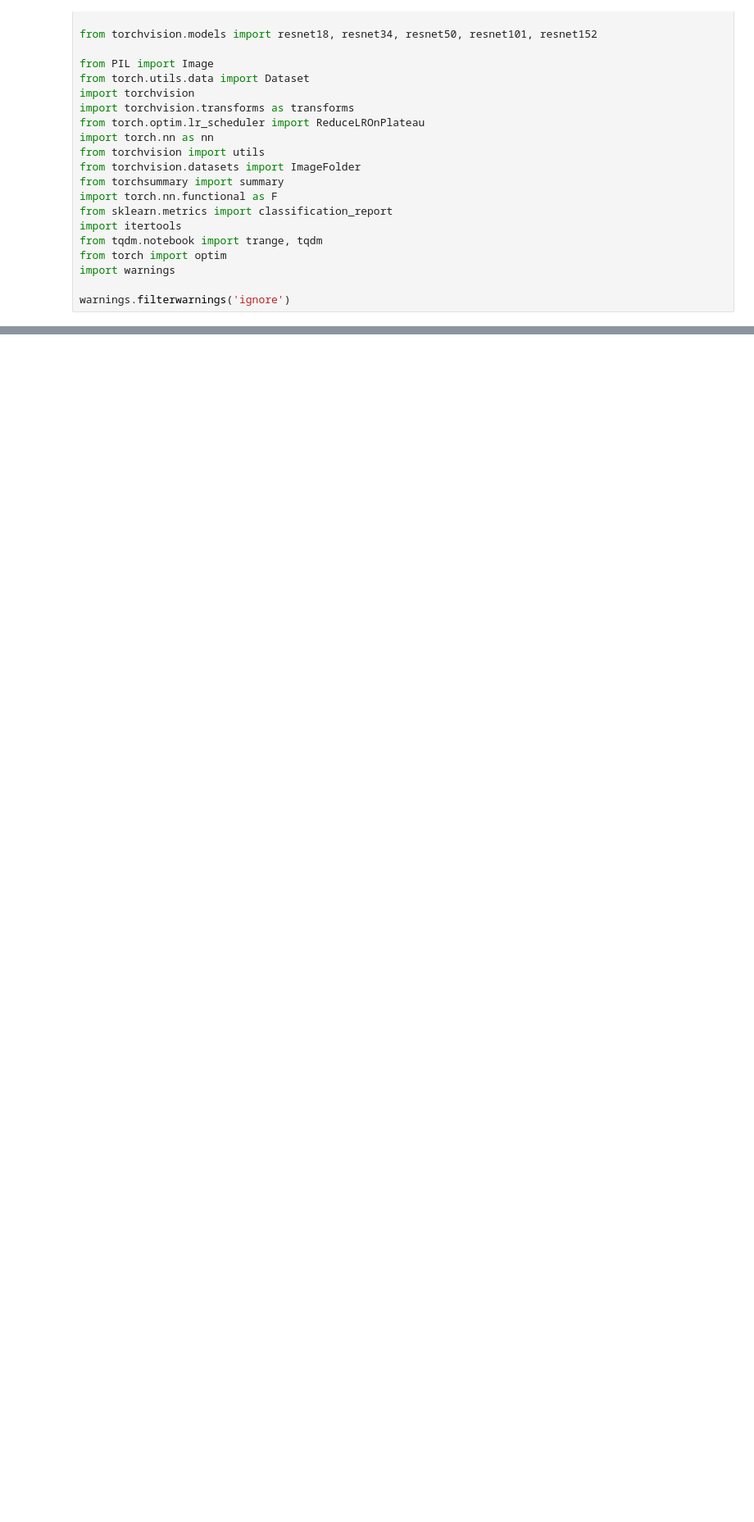
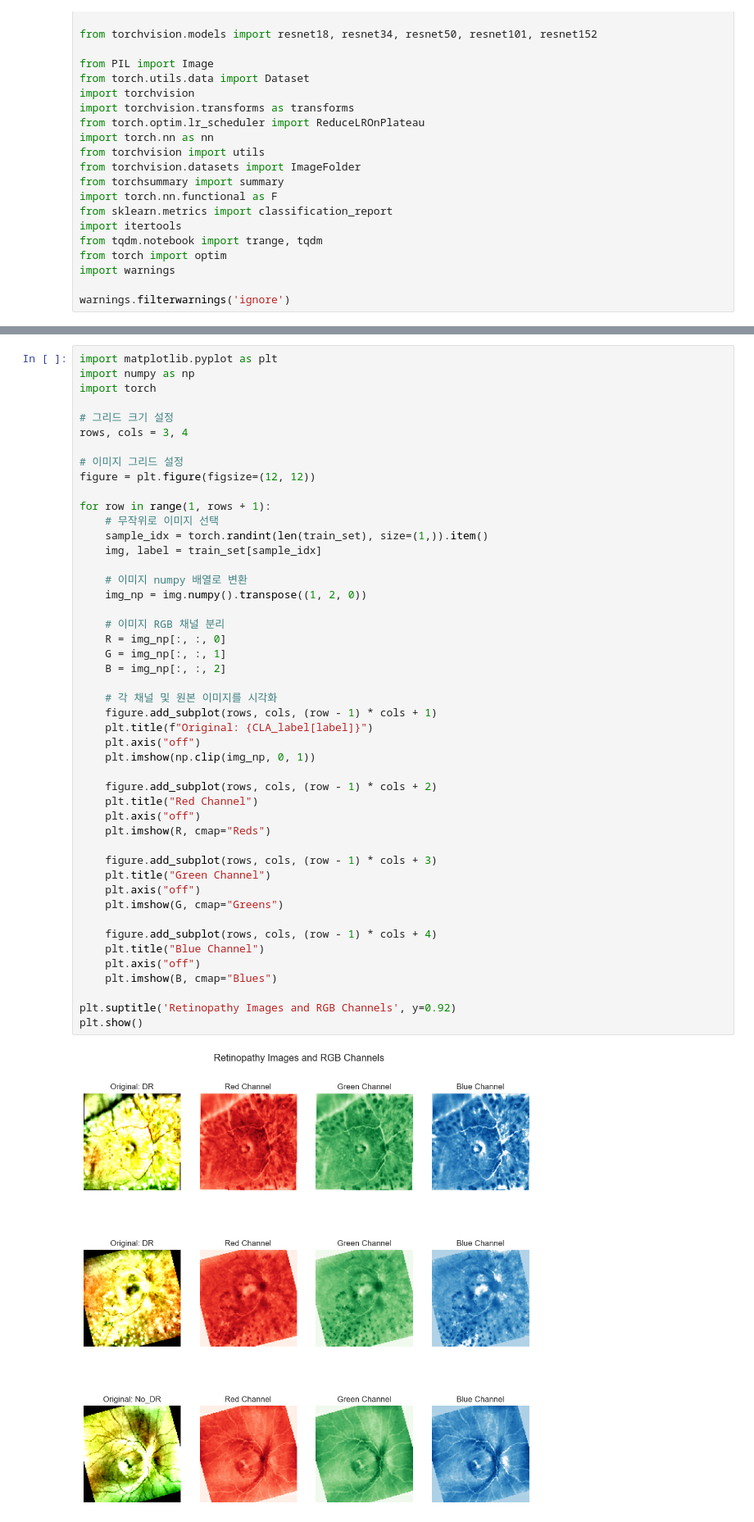
Before and after one commit to kitewatermelon/UWF4DR, a Jupyter notebook: combined.ipynb, the cells around one changed output, grey strips where cells are left out. Shown at 82% size. Cells and saved outputs as stored; diff of their text form; blank space fills up the shorter version.

```diff
--- a/combined.ipynb
+++ b/combined.ipynb
@@ -122,3 +196,52 @@ error: OpenCV(4.8.1) d:\a\opencv-python\opencv-python\opencv\modules\imgproc\src
+# %%
+import matplotlib.pyplot as plt
+import numpy as np
+import torch
+
+# 그리드 크기 설정
+rows, cols = 3, 4
+
+# 이미지 그리드 설정
+figure = plt.figure(figsize=(12, 12))
+
+for row in range(1, rows + 1):
+    # 무작위로 이미지 선택
+    sample_idx = torch.randint(len(train_set), size=(1,)).item()
+    img, label = train_set[sample_idx]
+
+    # 이미지 numpy 배열로 변환
+    img_np = img.numpy().transpose((1, 2, 0))
+
+    # 이미지 RGB 채널 분리
+    R = img_np[:, :, 0]
+    G = img_np[:, :, 1]
+    B = img_np[:, :, 2]
+
+    # 각 채널 및 원본 이미지를 시각화
+    figure.add_subplot(rows, cols, (row - 1) * cols + 1)
+    plt.title(f"Original: {CLA_label[label]}")
+    plt.axis("off")
+    plt.imshow(np.clip(img_np, 0, 1))
+
+    figure.add_subplot(rows, cols, (row - 1) * cols + 2)
+    plt.title("Red Channel")
+    plt.axis("off")
+    plt.imshow(R, cmap="Reds")
+
+    figure.add_subplot(rows, cols, (row - 1) * cols + 3)
+    plt.title("Green Channel")
+    plt.axis("off")
+    plt.imshow(G, cmap="Greens")
+
+    figure.add_subplot(rows, cols, (row - 1) * cols + 4)
+    plt.title("Blue Channel")
+    plt.axis("off")
+    plt.imshow(B, cmap="Blues")
+
+plt.suptitle('Retinopathy Images and RGB Channels', y=0.92)
+plt.show()
+# %% [output]
+[figure, added]
 # %%
 # Import and load Train, Validation and Test set
 batch_size = 64
```
Also changed, not shown: parts of 14 cells of this notebook, 20 other files.
